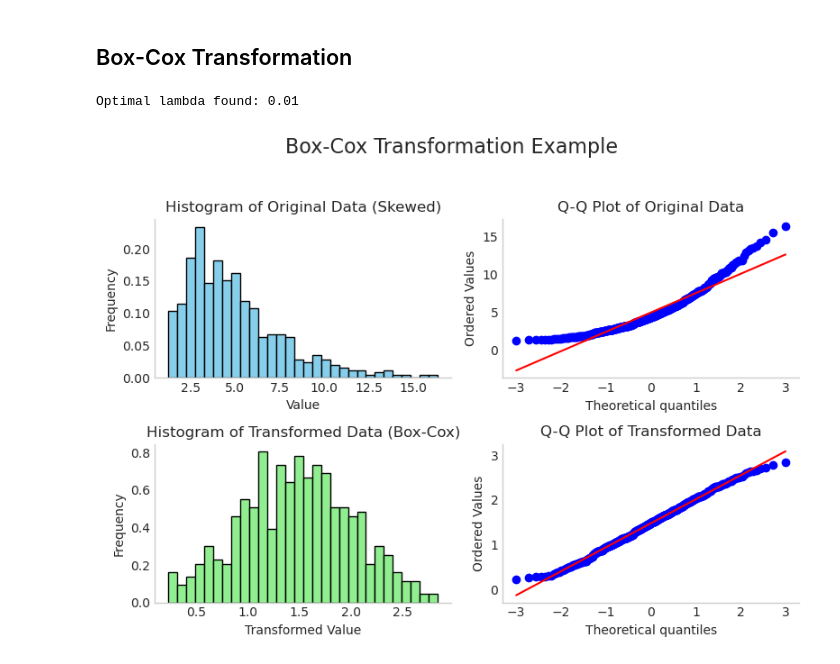
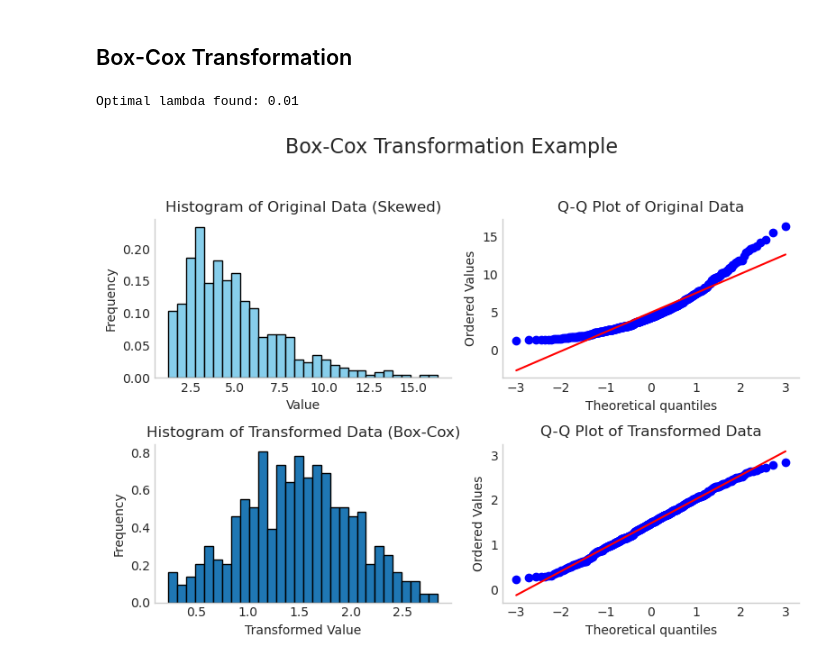
Before and after one commit to thiagoneye/master-machine_learning, a Jupyter notebook: src/others/probability_distributions.ipynb, the cells around one changed output. Saved outputs shown, nothing was run; the diff lists cells and outputs as text; code cells hidden in the pictures.

```diff
--- a/src/others/probability_distributions.ipynb
+++ b/src/others/probability_distributions.ipynb
@@ -198,34 +198,32 @@ axes[0, 0].spines["right"].set_visible(False)
 
 # Q-Q plot of the original data
 stats.probplot(original_data, dist="norm", plot=axes[0, 1])
 axes[0, 1].set_title("Q-Q Plot of Original Data")
 axes[0, 1].grid(False)
 axes[0, 1].spines["top"].set_visible(False)
 axes[0, 1].spines["right"].set_visible(False)
 
 # After Transformation
 
 # Histogram of the transformed data
-axes[1, 0].hist(
-    transformed_data, bins=30, color="lightgreen", edgecolor="black", density=True
-)
+axes[1, 0].hist(transformed_data, bins=30, edgecolor="black", density=True)
 axes[1, 0].set_title("Histogram of Transformed Data (Box-Cox)")
 axes[1, 0].set_xlabel("Transformed Value")
 axes[1, 0].set_ylabel("Frequency")
 axes[1, 0].grid(False)
 axes[1, 0].spines["top"].set_visible(False)
 axes[1, 0].spines["right"].set_visible(False)
 
 # Q-Q plot of the transformed data
 stats.probplot(transformed_data, dist="norm", plot=axes[1, 1])
 axes[1, 1].set_title("Q-Q Plot of Transformed Data")
 axes[1, 1].grid(False)
 axes[1, 1].spines["top"].set_visible(False)
 axes[1, 1].spines["right"].set_visible(False)
 
 # Display the plots
 plt.tight_layout(rect=[0, 0.03, 1, 0.95])
 plt.show()
 # %% [output]
 Optimal lambda found: 0.01
-[figure, old version]
+[figure, new version]
```
Also changed, not shown: 1 other file.
